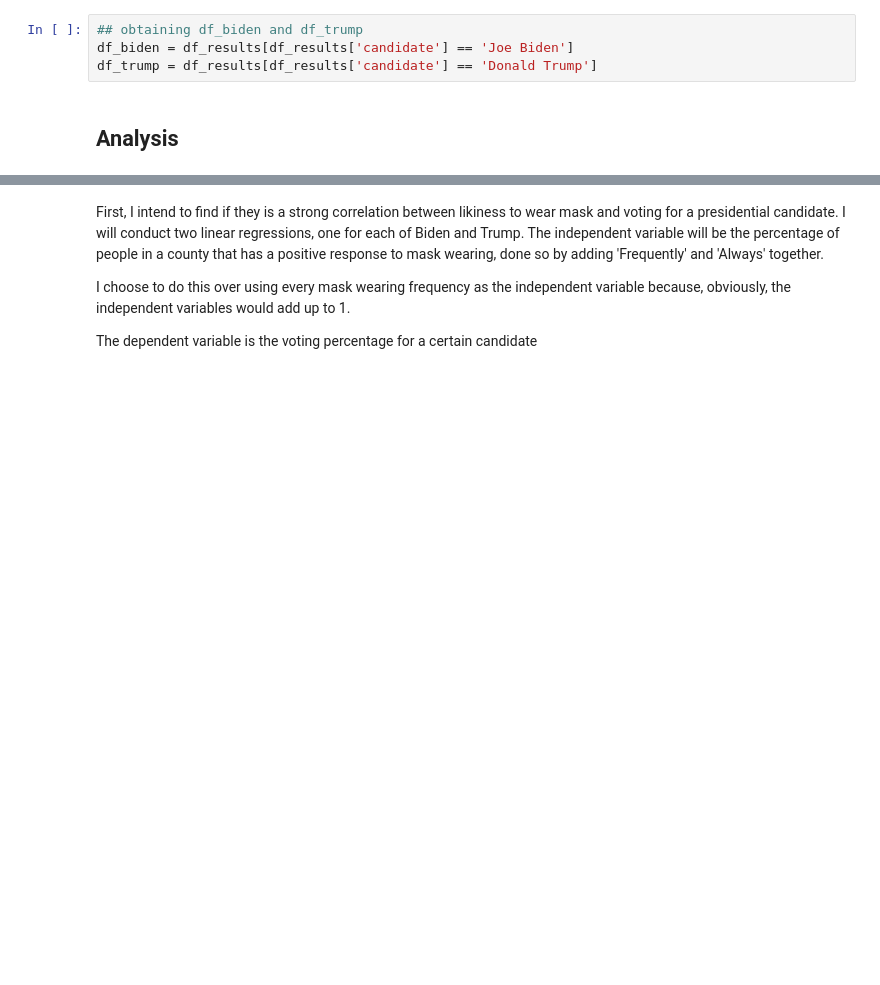
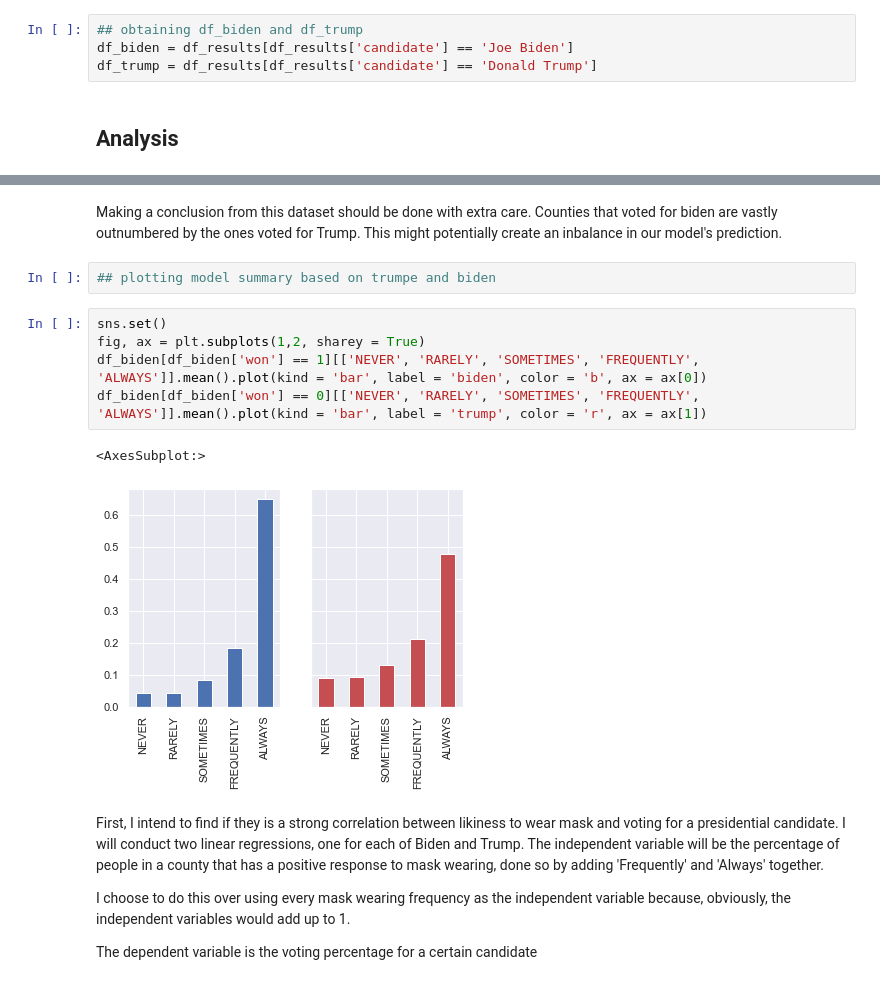
Before and after one commit to waychang626/MaskTracking, a Jupyter notebook: Mask Analysis .ipynb, the cells around one changed output, grey strips where cells are left out. Cells and saved outputs as stored; diff of their text form; blank space fills up the shorter version.

```diff
--- a/Mask Analysis .ipynb
+++ b/Mask Analysis .ipynb
@@ -61,3 +88,15 @@ df_trump = df_results[df_results['candidate'] == 'Donald Trump']
+# %% [markdown]
+Making a conclusion from this dataset should be done with extra care. Counties that voted for biden are vastly outnumbered by the ones voted for Trump. This might potentially create an inbalance in our model's prediction.
+# %%
+## plotting model summary based on trumpe and biden
+# %%
+sns.set()
+fig, ax = plt.subplots(1,2, sharey = True)
+df_biden[df_biden['won'] == 1][['NEVER', 'RARELY', 'SOMETIMES', 'FREQUENTLY', 'ALWAYS']].mean().plot(kind = 'bar', label = 'biden', color = 'b', ax = ax[0])
+df_biden[df_biden['won'] == 0][['NEVER', 'RARELY', 'SOMETIMES', 'FREQUENTLY', 'ALWAYS']].mean().plot(kind = 'bar', label = 'trump', color = 'r', ax = ax[1])
+# %% [output]
+<AxesSubplot:>
+[figure, added]
 # %% [markdown]
 First, I intend to find if they is a strong correlation between likiness to wear mask and voting for a presidential candidate. I will conduct two linear regressions, one for each of Biden and Trump. The independent variable will be the percentage of people in a county that has a positive response to mask wearing, done so by adding 'Frequently' and 'Always' together.
 
```
Also changed, not shown: parts of 5 cells of this notebook.
